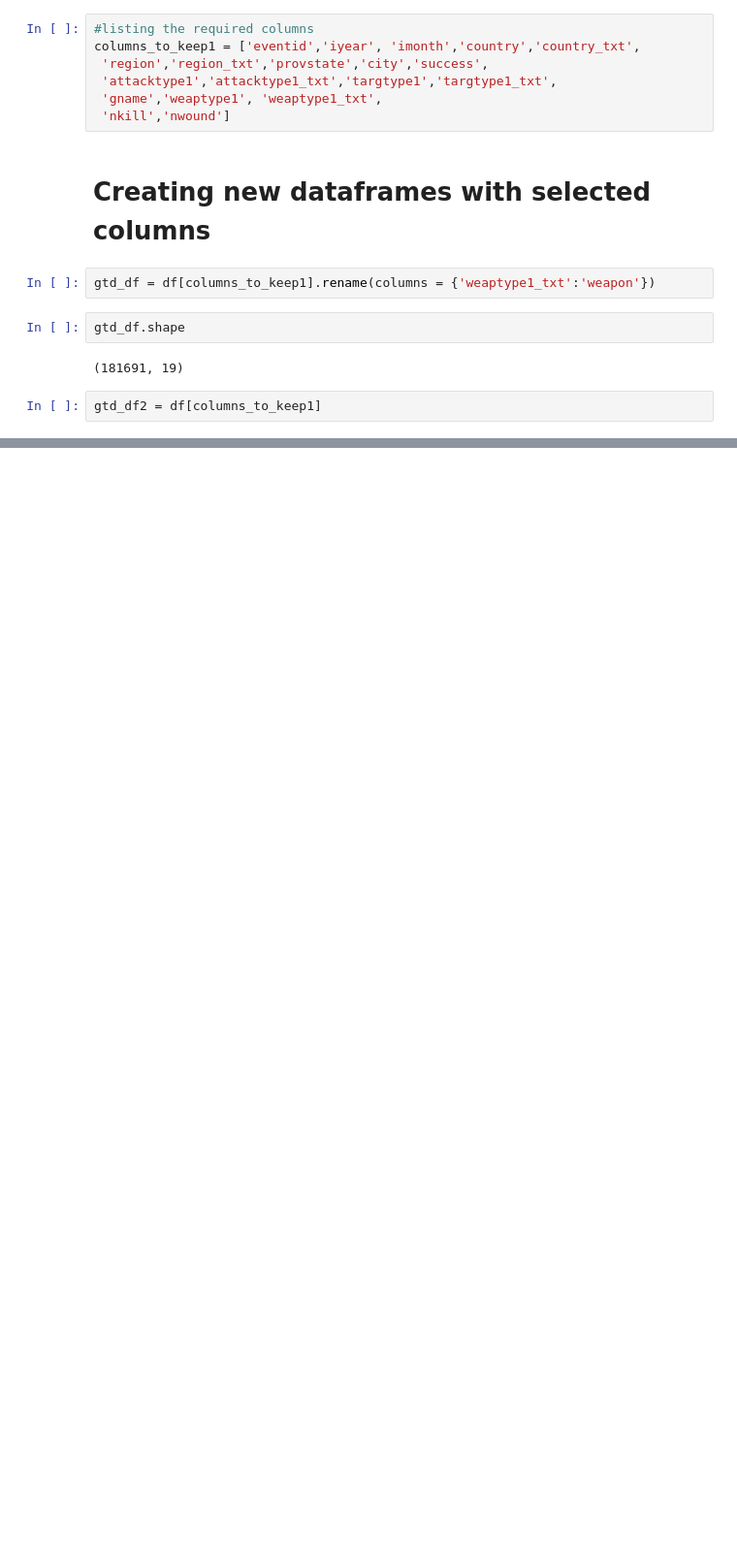
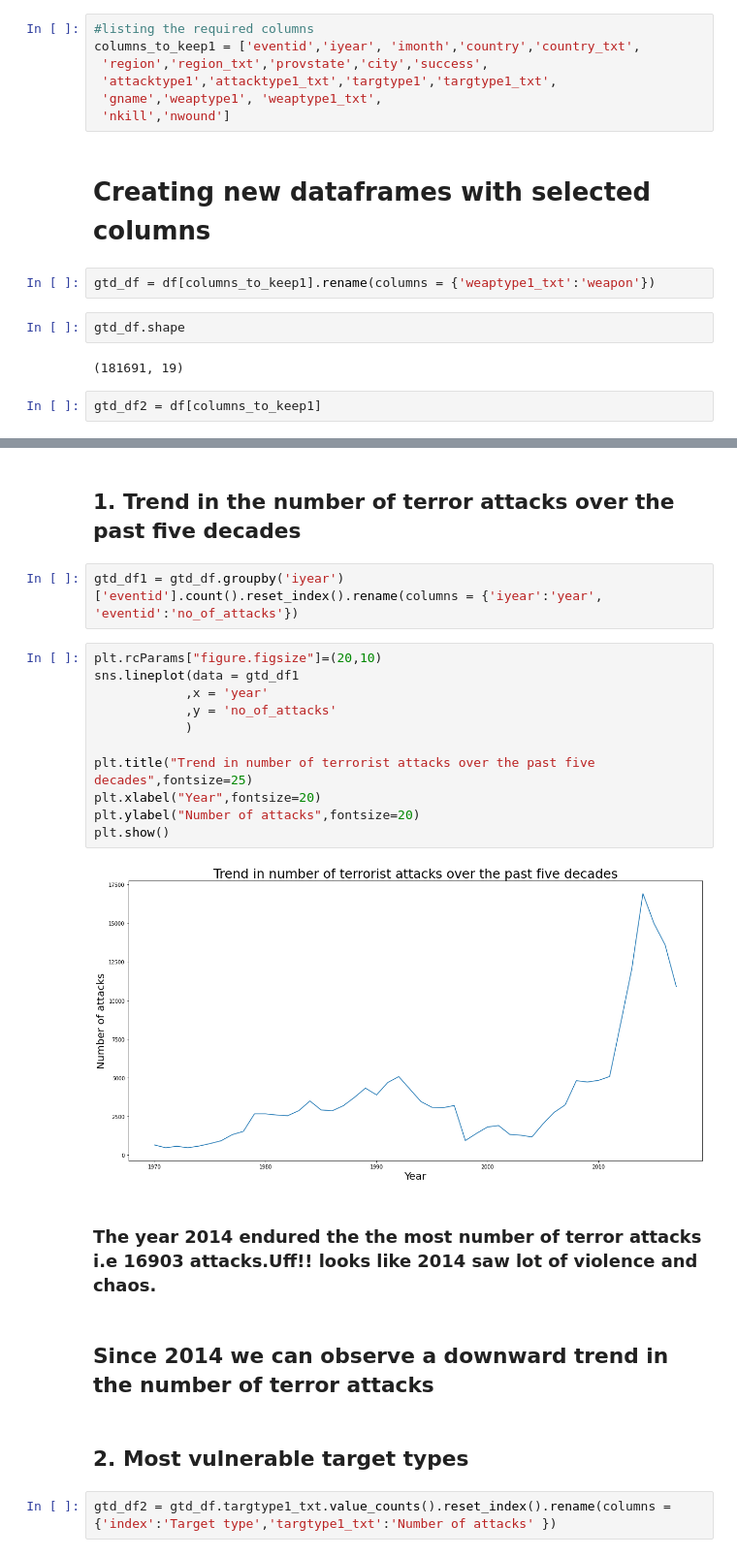
Before and after one commit to harsh15998/terror-data, a Jupyter notebook: Untitled0.ipynb, the cells around one changed output, grey strips where cells are left out. Shown at 97% size. Saved outputs shown, nothing was run; the diff lists cells and outputs as text; blank space fills up the shorter version.

```diff
--- a/Untitled0.ipynb
+++ b/Untitled0.ipynb
@@ -73,0 +108,25 @@ gtd_df2 = df[columns_to_keep1]
+# %% [markdown]
+## 1. Trend in the number of terror attacks over the past five decades
+# %%
+gtd_df1 = gtd_df.groupby('iyear')['eventid'].count().reset_index().rename(columns = {'iyear':'year', 'eventid':'no_of_attacks'})
+# %%
+plt.rcParams["figure.figsize"]=(20,10)
+sns.lineplot(data = gtd_df1
+            ,x = 'year'
+            ,y = 'no_of_attacks'
+            )
+
+plt.title("Trend in number of terrorist attacks over the past five decades",fontsize=25)
+plt.xlabel("Year",fontsize=20)
+plt.ylabel("Number of attacks",fontsize=20)
+plt.show()
+# %% [output]
+[figure, added]
+# %% [markdown]
+### The year 2014 endured the the most number of terror attacks i.e 16903 attacks.Uff!! looks like 2014 saw lot of violence and chaos.
+# %% [markdown]
+## Since 2014 we can observe a downward trend in the number of terror attacks
+# %% [markdown]
+## **2. Most vulnerable target types**
+# %%
+gtd_df2 = gtd_df.targtype1_txt.value_counts().reset_index().rename(columns = {'index':'Target type','targtype1_txt':'Number of attacks' })
```
Also changed, not shown: parts of 16 cells of this notebook.
